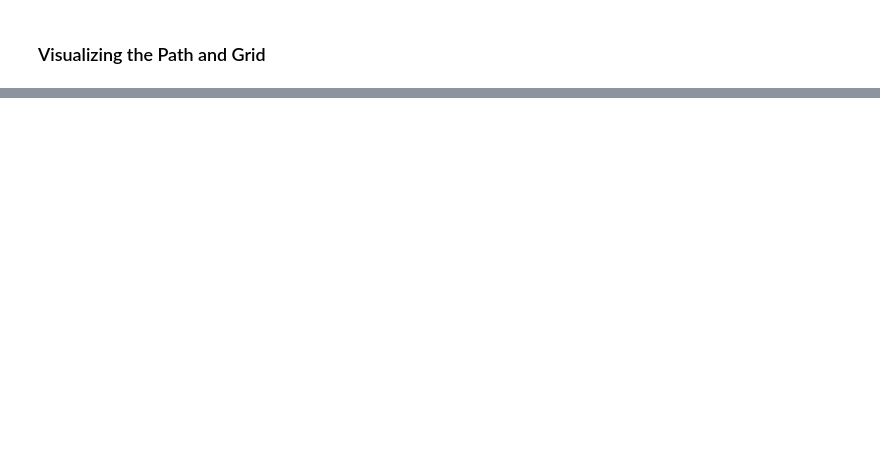
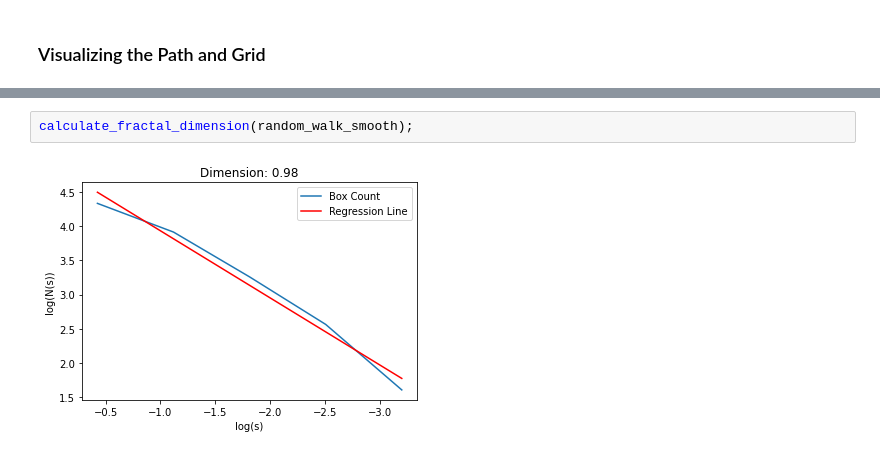
Before and after one commit to ninavergara605/Dimension_analysis, a Jupyter notebook: box_counting_method.ipynb, the cells around one changed output, grey strips where cells are left out. Cells and saved outputs as stored; diff of their text form; blank space fills up the shorter version.

```diff
--- a/box_counting_method.ipynb
+++ b/box_counting_method.ipynb
@@ -208,0 +211,4 @@ ax.legend();
+# %%
+calculate_fractal_dimension(random_walk_smooth);
+# %% [output]
+[figure, added]
```
Also changed, not shown: parts of 26 cells of this notebook.
